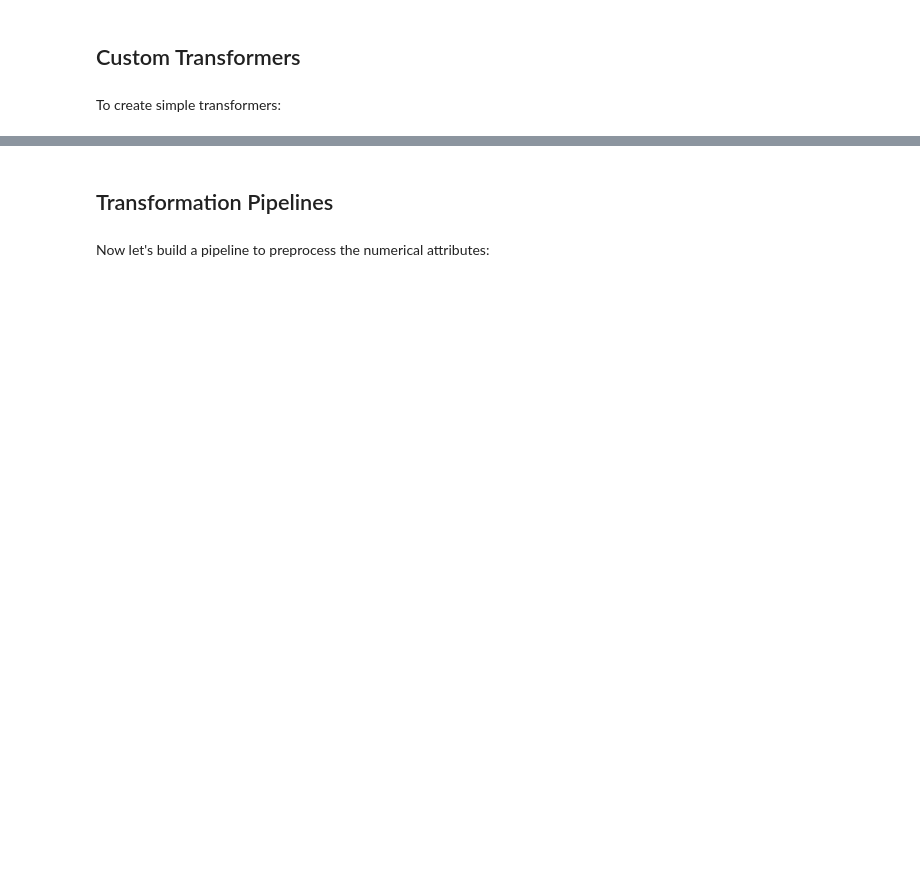
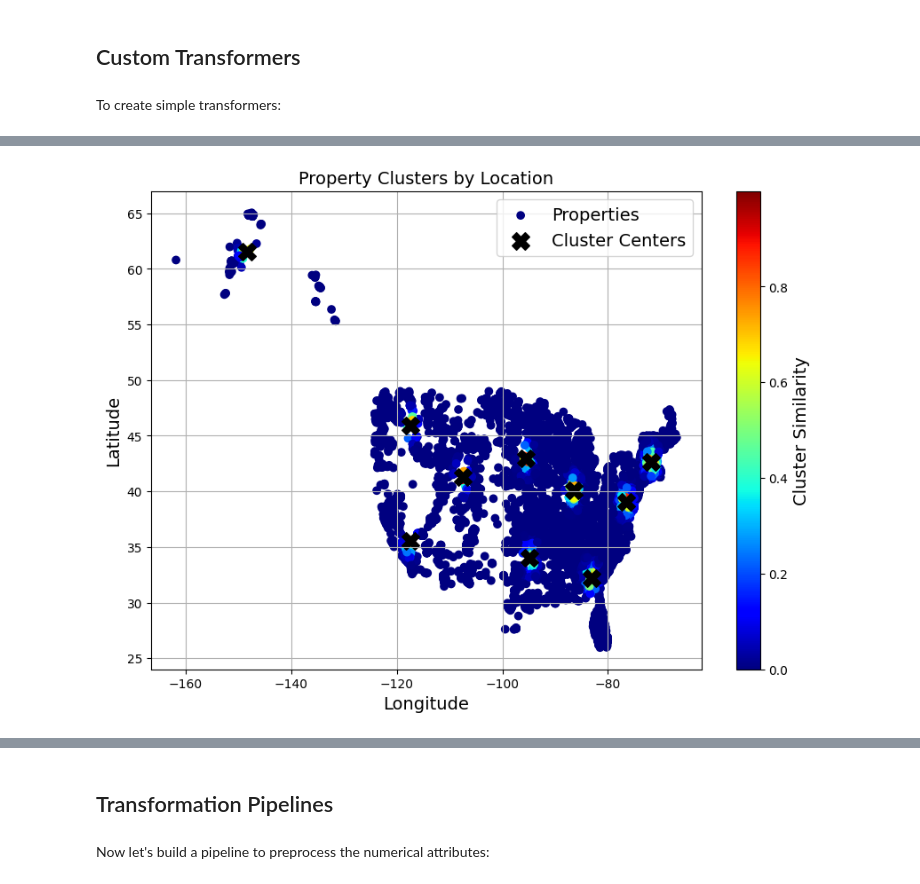
Before and after one commit to Kevin-Wang-McGill/USA-Housing-Price-Prediction, a Jupyter notebook: Housing_Price_Regression_Problem.ipynb, the cells around one changed output, grey strips where cells are left out. Saved outputs shown, nothing was run; the diff lists cells and outputs as text; code cells hidden in the pictures; blank space fills up the shorter version.

```diff
--- a/Housing_Price_Regression_Problem.ipynb
+++ b/Housing_Price_Regression_Problem.ipynb
@@ -969,4 +887,0 @@ class ClusterSimilarity(BaseEstimator, TransformerMixin):
-# %%
-cluster_simil = ClusterSimilarity(n_clusters=10, gamma=1., random_state=42)
-similarities = cluster_simil.fit_transform(housing[["latitude", "longitude"]],
-                                           sample_weight=housing_labels)
@@ -1001,0 +888,57 @@ plt.show()
+# %%
+def cluster_and_visualize_locations(data, n_clusters=10, gamma=1.0, random_state=42):
+   """
+   Cluster locations and create visualization
+   """
+   # Create clustering model
+   cluster_model = ClusterSimilarity(
+       n_clusters=n_clusters,
+       gamma=gamma,
+       random_state=random_state
+   )
+
+   # Fit and get similarities
+   similarities = cluster_model.fit_transform(
+       data[["Latitude", "Longitude"]],
+       sample_weight=data["ListedPrice"]
+   )
+
+   # Prepare visualization data
+   plot_data = data.copy()
+   plot_data["Max Cluster Similarity"] = similarities.max(axis=1)
+
+   # Create scatter plot
+   plt.figure(figsize=(10, 7))
+   scatter = plt.scatter(
+       plot_data["Longitude"],
+       plot_data["Latitude"],
+       c=plot_data["Max Cluster Similarity"],
+       cmap="jet",
+       label="Properties"
+   )
+
+   # Plot cluster centers
+   centers = cluster_model.kmeans_.cluster_centers_
+   plt.scatter(
+       centers[:, 1],
+       centers[:, 0],
+       color="black",
+       marker="X",
+       s=200,
+       label="Cluster Centers"
+   )
+
+   # Customize plot
+   plt.grid(True)
+   plt.colorbar(scatter, label="Cluster Similarity")
+   plt.legend(loc="upper right")
+   plt.xlabel("Longitude")
+   plt.ylabel("Latitude")
+   plt.title("Property Clusters by Location")
+
+   return cluster_model, similarities
+
+model, sims = cluster_and_visualize_locations(housing)
+plt.show()
+# %% [output]
+[figure, added]
```
Also changed, not shown: parts of 109 cells of this notebook.
